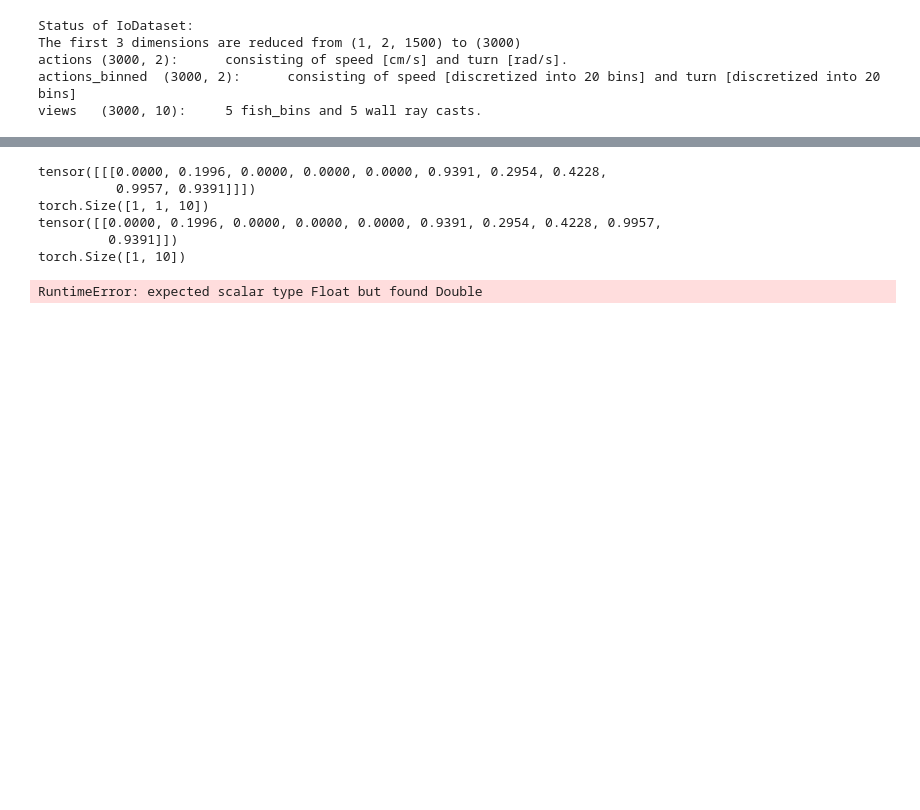
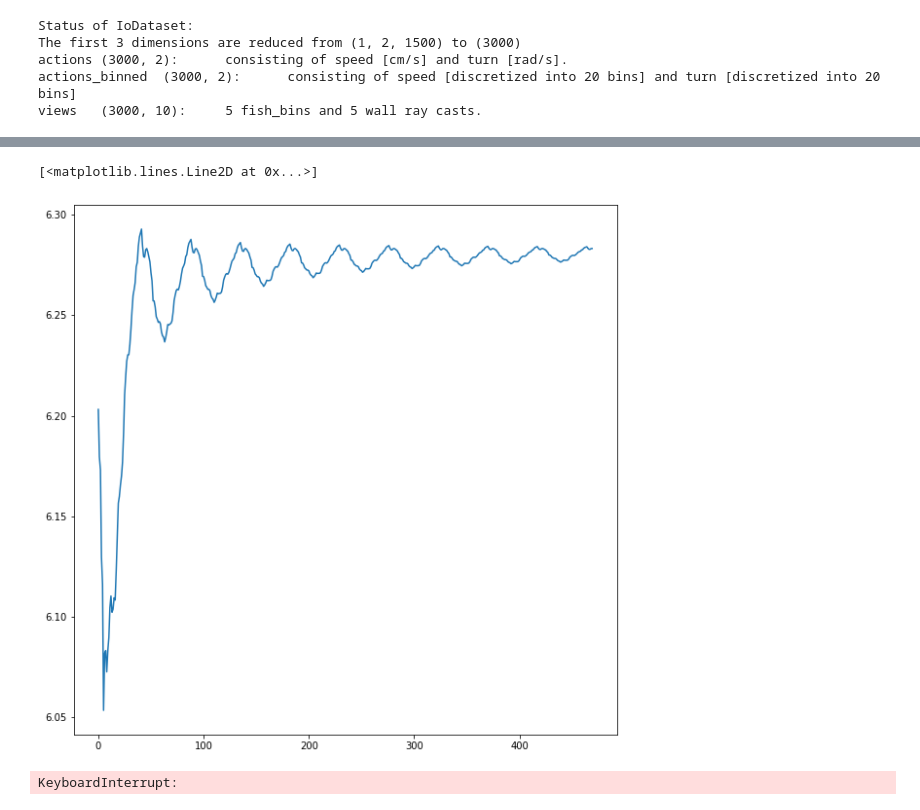
Before and after one commit to oleksa-oleksa/Robofish, a Jupyter notebook: ResNetFischModel.ipynb, the cells around one changed output, grey strips where cells are left out. Cells and saved outputs as stored; diff of their text form; code cells hidden in the pictures; blank space fills up the shorter version.

Commit message:
ResNet starting 200 epochs

```diff
--- a/ResNetFischModel.ipynb
+++ b/ResNetFischModel.ipynb
@@ -266,20 +249,15 @@ class ResNetFishModel(fish_models.gym_interface.AbstractModel):
         """
         self.speed_bins = speed_bins
         self.turn_bins = turn_bins
+        self.losses = []
+        self.mean_loses = []
 
         self.deep_model = ResNet(ResNetBlock, N=1, batch_size=batch_size)
 
     def predict_proba(self, view: np.ndarray):
-        tensor_proba = torch.tensor(np.array([view])).float()
-        print(tensor_proba)
-        print(tensor_proba.shape)
+        tensor_proba = torch.tensor(np.array([view])).double()
         tensor_proba = tensor_proba.squeeze(1)
-        print(tensor_proba)
-        print(tensor_proba.shape)
-
-        #output = self.deep_model(torch.tensor(np.array([view]).astype(np.double)))
         output = self.deep_model(tensor_proba)
-
         return output.detach().numpy()
 
     def choose_action(self, view: np.ndarray) -> Tuple[float, float]:
@@ -361,7 +339,7 @@ class ResNetFishModel(fish_models.gym_interface.AbstractModel):
                 if batch_idx % 50 == 0:
                     acc = float(samples_correct)/float(samples_total)
 
-                sys.stdout.write(f'\rEpoch: {epoch:2}/{max_epochs:2} Step: {batch_idx:2}/{batch_total:2} Loss: {loss.item():10.6f} ')
+                sys.stdout.write(f'\rEpoch: {epoch:2}/{max_epochs:2} Step: {batch_idx:2}/{batch_total:2} Loss: {loss.item():10.6f} Acc: {acc:10.2%} ')
 
             checkpoint = {
                 'model_state_dict': model.deep_model.state_dict(),
@@ -372,6 +350,8 @@ class ResNetFishModel(fish_models.gym_interface.AbstractModel):
             self.savemodel(checkpoint)
 
         print('\nFinished Training')
+        self.losses = losses
+        self.mean_losses = mean_losses
 
         return losses, mean_losses
 
@@ -452,7 +432,7 @@ criterion = nn.CrossEntropyLoss()
 optimizer = torch.optim.Adam(model.deep_model.parameters(), lr = 1e-3)
 # %%
 start = time.time()
-model.train(dset, test_dset, optimizer, criterion, max_epochs=1)
+losses, mean_losses = model.train(dset, test_dset, optimizer, criterion, max_epochs=200)
 end = time.time()
 print(f'\nTraining took {end - start}s')
 # %% [output]
@@ -463,3 +443,9 @@ Training took 3.3423380851745605s
+# %%
+plt.figure(figsize=(10,10))
+plt.plot(model.mean_losses)
+# %% [output]
+[<matplotlib.lines.Line2D at 0x...>]
+[figure, added]
 # %%
 generator = fish_models.gym_interface.TrackGeneratorGym(
     model, [100,100], 25, raycast=raycast
@@ -477,10 +463,4 @@ for fish_id in range(fishes):
     plt.plot(track[fish_id, :, 0], track[fish_id, :, 1])
 plt.show()
 # %% [output]
-tensor([[[0.0000, 0.1996, 0.0000, 0.0000, 0.0000, 0.9391, 0.2954, 0.4228,
-          0.9957, 0.9391]]])
-torch.Size([1, 1, 10])
-tensor([[0.0000, 0.1996, 0.0000, 0.0000, 0.0000, 0.9391, 0.2954, 0.4228, 0.9957,
-         0.9391]])
-torch.Size([1, 10])
+KeyboardInterrupt:
-RuntimeError: expected scalar type Float but found Double
```
Also changed, not shown: parts of 2 cells of this notebook.
